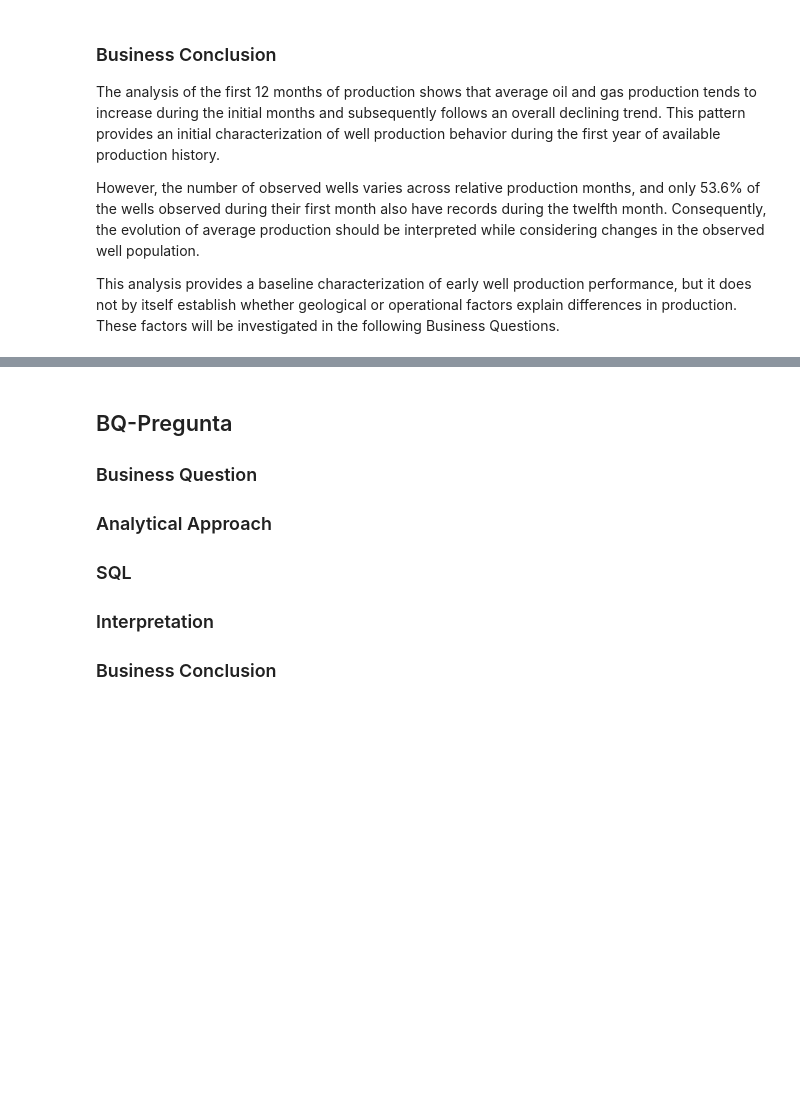
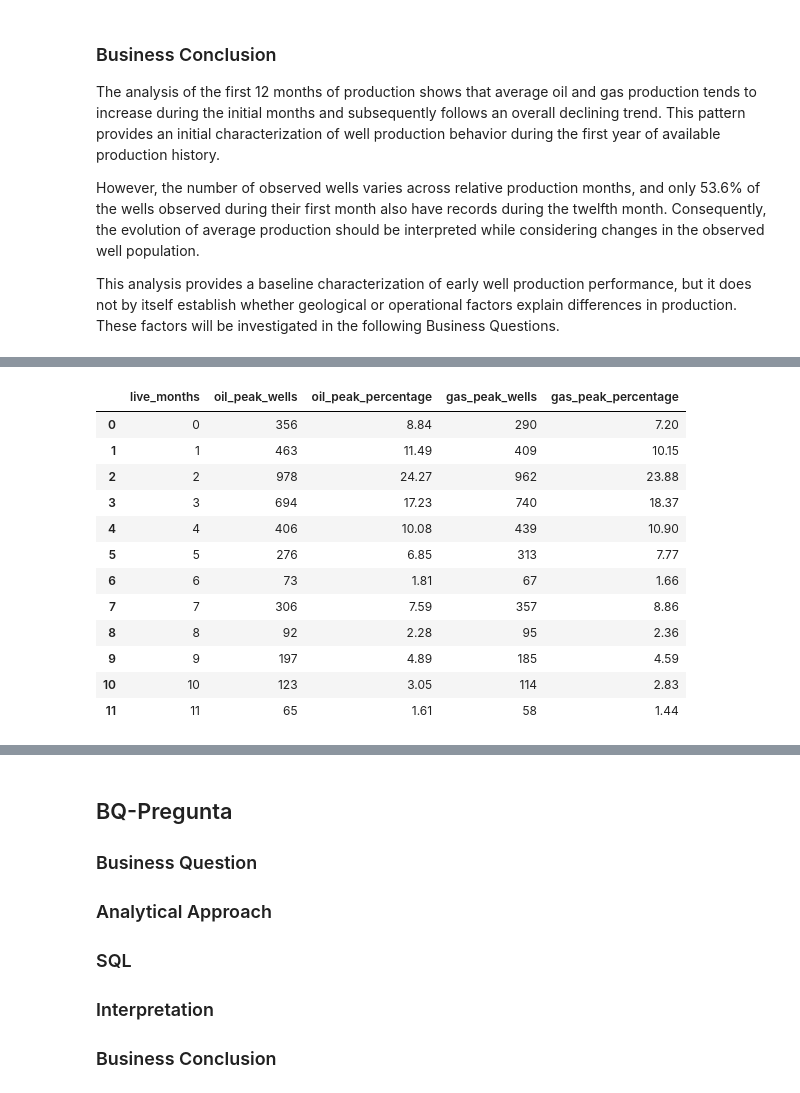
Before and after one commit to Jofregf/oil-gas-well-analytics-argentina, a Jupyter notebook: notebooks/06_sql_analytics.ipynb, the cells around one changed output, grey strips where cells are left out. Cells and saved outputs as stored; diff of their text form; code cells hidden in the pictures; blank space fills up the shorter version.

```diff
--- a/notebooks/06_sql_analytics.ipynb
+++ b/notebooks/06_sql_analytics.ipynb
@@ -698,0 +1053,17 @@ This analysis provides a baseline characterization of early well production perf
+# %%
+BQ_05_result_II = pd.read_sql(query_bq05_stage2_peak_month_distribution, conn)
+BQ_05_result_II
+# %% [output]
+|  | live_months | oil_peak_wells | oil_peak_percentage | gas_peak_wells | gas_peak_percentage |
+| 0 | 0 | 356 | 8.84 | 290 | 7.20 |
+| 1 | 1 | 463 | 11.49 | 409 | 10.15 |
+| 2 | 2 | 978 | 24.27 | 962 | 23.88 |
+| 3 | 3 | 694 | 17.23 | 740 | 18.37 |
+| 4 | 4 | 406 | 10.08 | 439 | 10.90 |
+| 5 | 5 | 276 | 6.85 | 313 | 7.77 |
+| 6 | 6 | 73 | 1.81 | 67 | 1.66 |
+| 7 | 7 | 306 | 7.59 | 357 | 8.86 |
+| 8 | 8 | 92 | 2.28 | 95 | 2.36 |
+| 9 | 9 | 197 | 4.89 | 185 | 4.59 |
+| 10 | 10 | 123 | 3.05 | 114 | 2.83 |
+| 11 | 11 | 65 | 1.61 | 58 | 1.44 |
```
Also changed, not shown: parts of 9 cells of this notebook.
